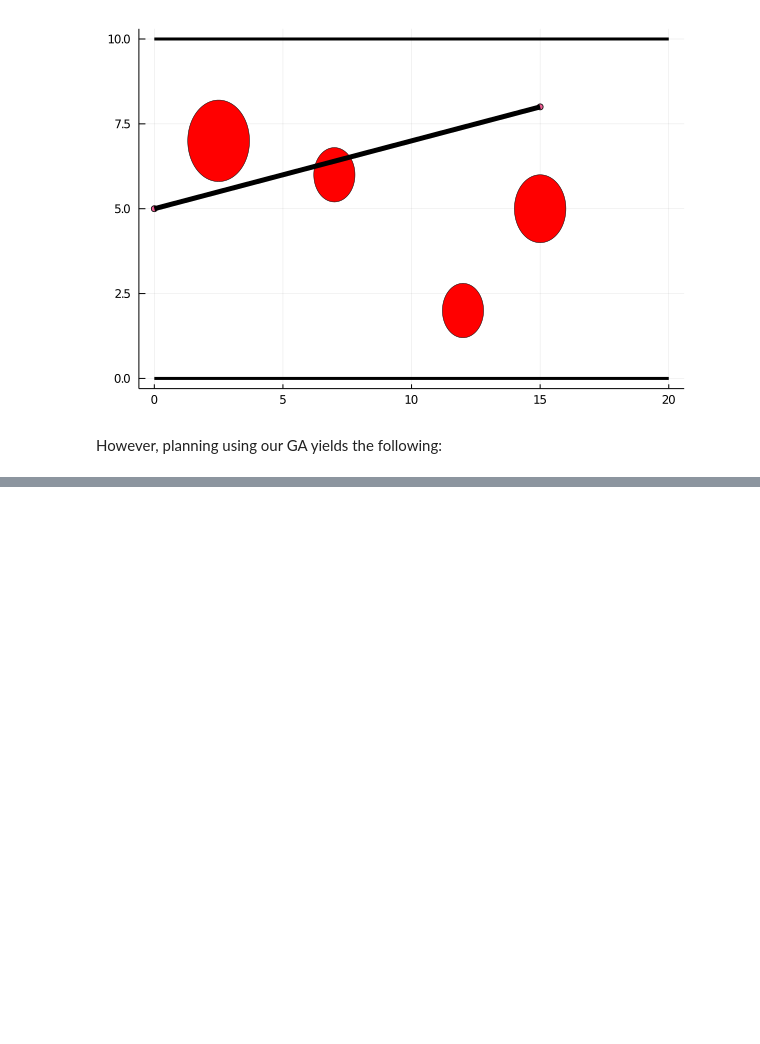
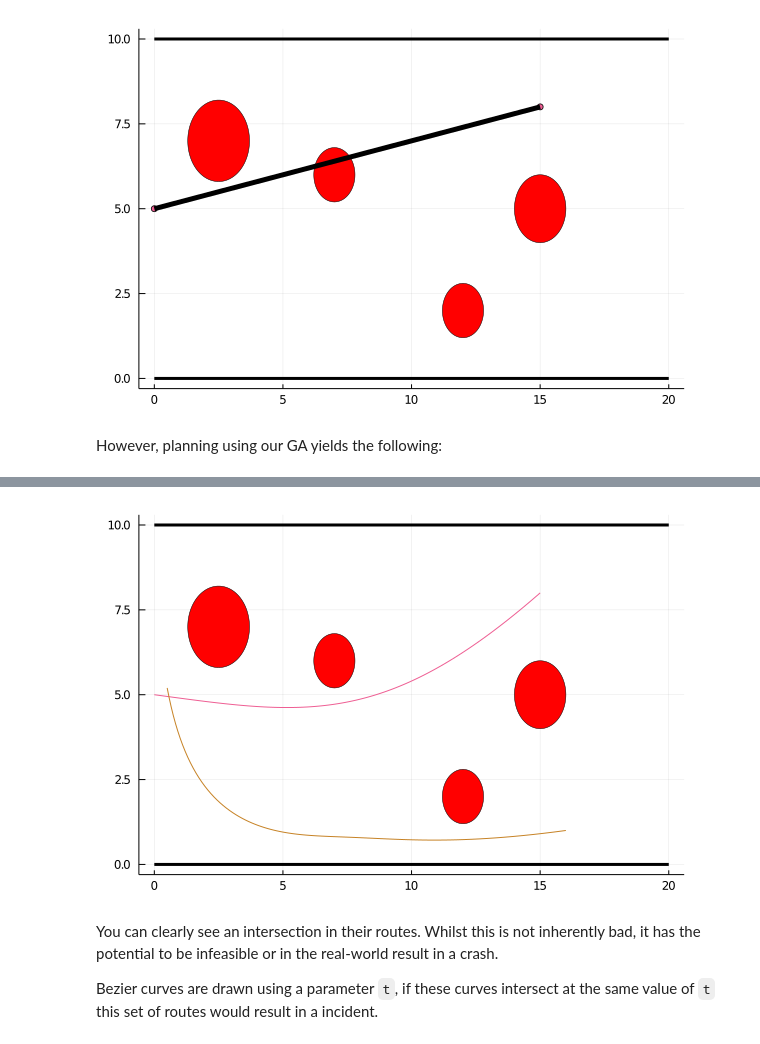
Before and after one commit to barrett370/Y4-Diss, a Jupyter notebook: code/classical/julia/CodeDemo.ipynb, the cells around one changed output, grey strips where cells are left out. Drawn from its saved outputs; the diff is of its cells as text; code cells hidden in the pictures; blank space fills up the shorter version.

```diff
--- a/code/classical/julia/CodeDemo.ipynb
+++ b/code/classical/julia/CodeDemo.ipynb
@@ -119,0 +124,14 @@ So the process of changing an operator is as simple as piping the population int
+# %%
+start_point = Point(0.5,5.2)
+goal_point = Point(16,1)
+
+P2 = GA(start_point,goal_point,road,3,5);
+# %%
+rg = draw_road(road,0,20)
+plotGeneration!(rg,[P[1],P2[1]])
+# %% [output]
+[figure, added]
+# %% [markdown]
+You can clearly see an intersection in their routes. Whilst this is not inherently bad, it has the potential to be infeasible or in the real-world result in a crash.
+
+Bezier curves are drawn using a parameter `t`, if these curves intersect at the same value of `t` this set of routes would result in a incident.
```
Also changed, not shown: parts of 4 cells of this notebook, 5 other files.
